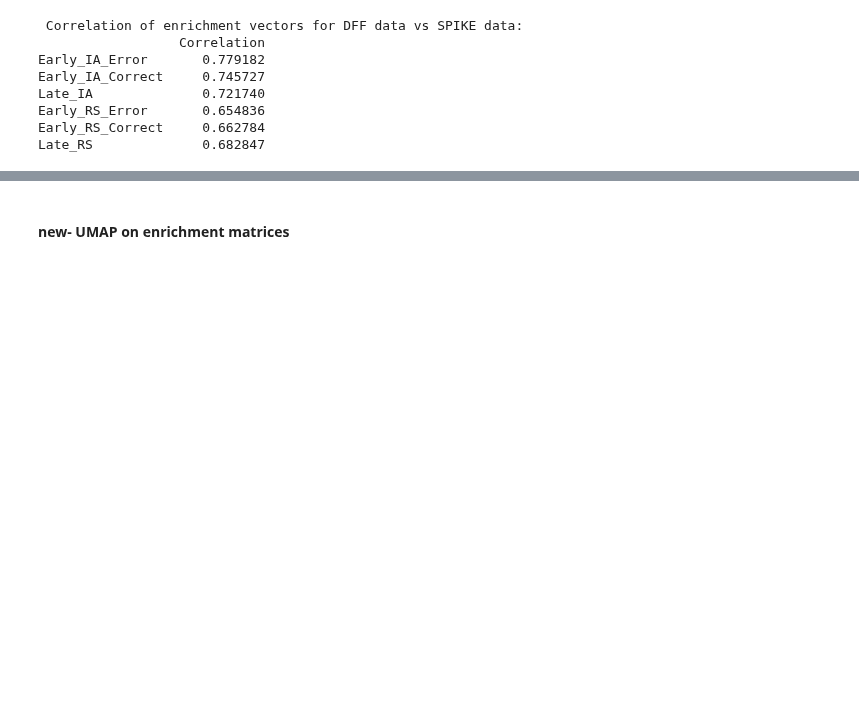
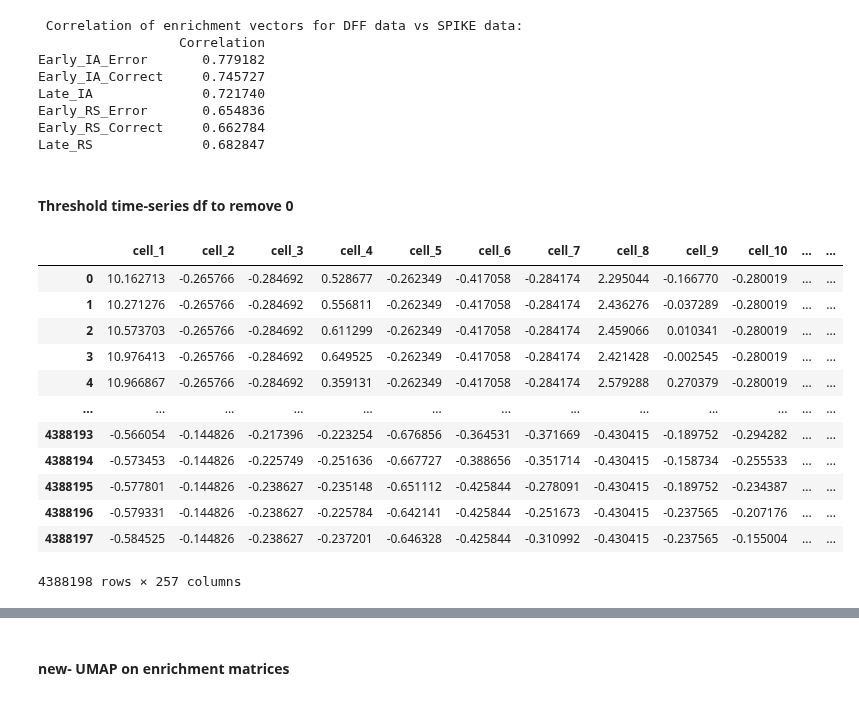
Before and after one commit to cjohnsoncruz/dlx56_mPFC_1p_SohalLab, a Jupyter notebook: code/preprocess matlab data v5_no_tseries_tests.ipynb, the cells around one changed output, grey strips where cells are left out. Saved outputs shown, nothing was run; the diff lists cells and outputs as text; code cells hidden in the pictures; blank space fills up the shorter version.

```diff
--- a/code/preprocess matlab data v5_no_tseries_tests.ipynb
+++ b/code/preprocess matlab data v5_no_tseries_tests.ipynb
@@ -1001,3 +1020,24 @@ Late_IA              0.721740
 Early_RS_Error       0.654836
 Early_RS_Correct     0.662784
 Late_RS              0.682847
+# %% [markdown]
+#### Threshold time-series df to remove 0
+# %%
+#concatenate all raster dfs  into 1 DF
+
+raw_tseries_df = pd.concat(raster_dataframes.values(), axis = 0).reset_index(drop = True)
+raw_tseries_df
+# %% [output]
+|  | cell_1 | cell_2 | cell_3 | cell_4 | cell_5 | cell_6 | cell_7 | cell_8 | cell_9 | cell_10 | ... | ... |
+| 0 | 10.162713 | -0.265766 | -0.284692 | 0.528677 | -0.262349 | -0.417058 | -0.284174 | 2.295044 | -0.166770 | -0.280019 | ... | ... |
+| 1 | 10.271276 | -0.265766 | -0.284692 | 0.556811 | -0.262349 | -0.417058 | -0.284174 | 2.436276 | -0.037289 | -0.280019 | ... | ... |
+| 2 | 10.573703 | -0.265766 | -0.284692 | 0.611299 | -0.262349 | -0.417058 | -0.284174 | 2.459066 | 0.010341 | -0.280019 | ... | ... |
+| 3 | 10.976413 | -0.265766 | -0.284692 | 0.649525 | -0.262349 | -0.417058 | -0.284174 | 2.421428 | -0.002545 | -0.280019 | ... | ... |
+| 4 | 10.966867 | -0.265766 | -0.284692 | 0.359131 | -0.262349 | -0.417058 | -0.284174 | 2.579288 | 0.270379 | -0.280019 | ... | ... |
+| ... | ... | ... | ... | ... | ... | ... | ... | ... | ... | ... | ... | ... |
+| 4388193 | -0.566054 | -0.144826 | -0.217396 | -0.223254 | -0.676856 | -0.364531 | -0.371669 | -0.430415 | -0.189752 | -0.294282 | ... | ... |
+| 4388194 | -0.573453 | -0.144826 | -0.225749 | -0.251636 | -0.667727 | -0.388656 | -0.351714 | -0.430415 | -0.158734 | -0.255533 | ... | ... |
+| 4388195 | -0.577801 | -0.144826 | -0.238627 | -0.235148 | -0.651112 | -0.425844 | -0.278091 | -0.430415 | -0.189752 | -0.234387 | ... | ... |
+| 4388196 | -0.579331 | -0.144826 | -0.238627 | -0.225784 | -0.642141 | -0.425844 | -0.251673 | -0.430415 | -0.237565 | -0.207176 | ... | ... |
+| 4388197 | -0.584525 | -0.144826 | -0.238627 | -0.237201 | -0.646328 | -0.425844 | -0.310992 | -0.430415 | -0.237565 | -0.155004 | ... | ... |
+4388198 rows × 257 columns
```
Also changed, not shown: parts of 13 cells of this notebook.
